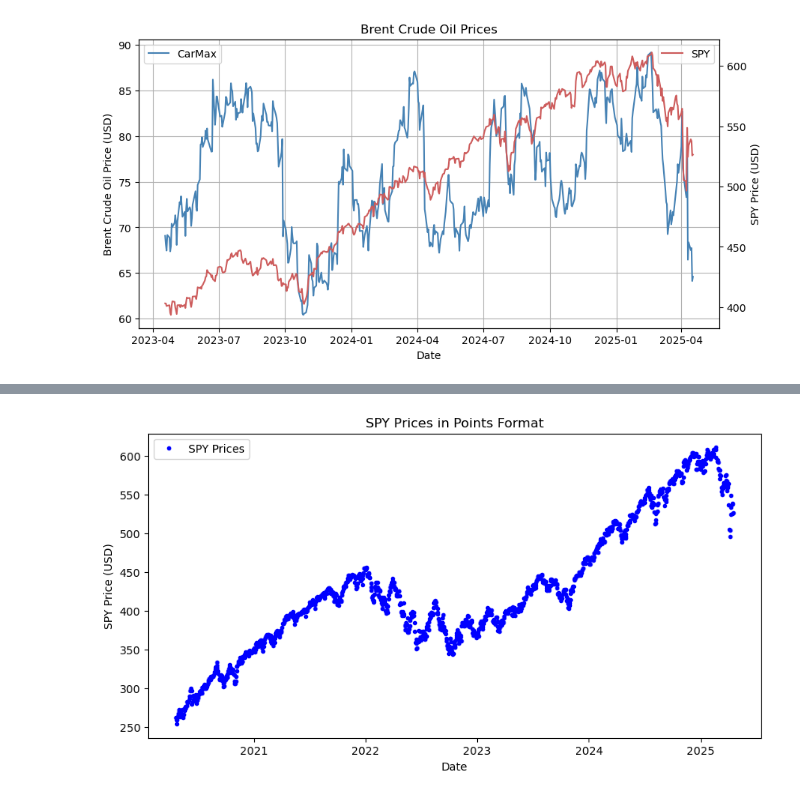
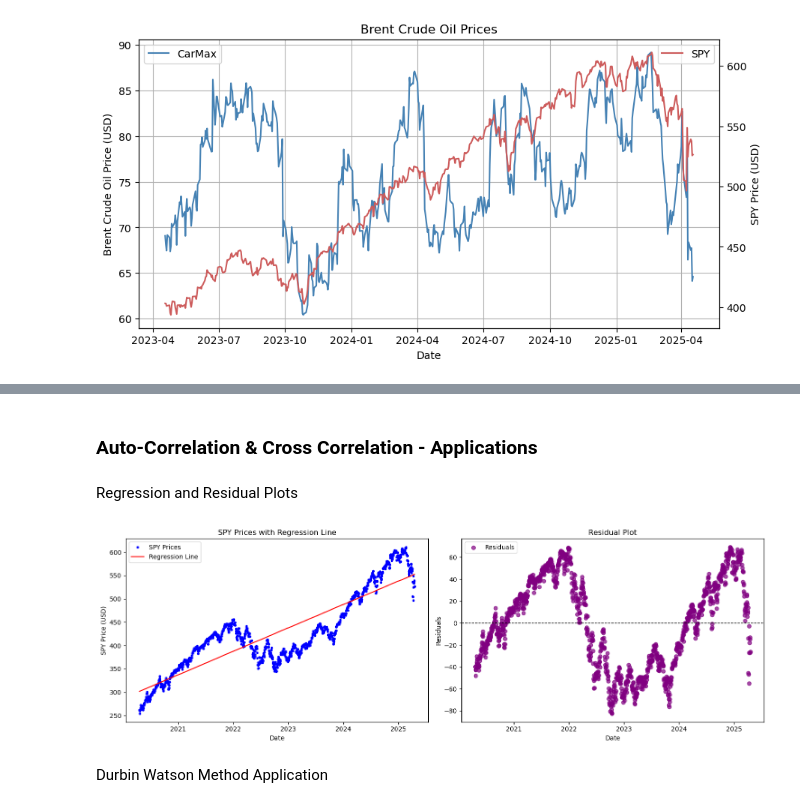
Before and after one commit to anderson120912091209/commodities-time-series-analysis, a Jupyter notebook: Quantitative Methods Time Series.ipynb, the cells around one changed output, grey strips where cells are left out. Cells and saved outputs as stored; diff of their text form; code cells hidden in the pictures.

```diff
--- a/Quantitative Methods Time Series.ipynb
+++ b/Quantitative Methods Time Series.ipynb
@@ -55,13 +55,45 @@ Autocorrelation means when the errors we observe from our regression is not exac
+# %% [markdown]
+### Auto-Correlation & Cross Correlation - Applications
+# %% [markdown]
+Regression and Residual Plots
 # %%
-fig, ax = plt.subplots(figsize=(10, 5))  # Create a new figure and axes
+from sklearn.linear_model import LinearRegression
 
-ax.set_title("SPY Prices in Points Format")
-ax.set_xlabel("Date")
-ax.set_ylabel("SPY Price (USD)")
+# Prepare data for regression
+spy_data = spy.history(period="5y")["Close"]
+dates = np.arange(len(spy_data)).reshape(-1, 1)  # Convert dates to numerical indices
+prices = spy_data.values.reshape(-1, 1)
 
-ax.plot(spy.history(period="5y")["Close"], marker='.', linestyle='', label="SPY Prices", color='blue')
+# Perform linear regression
+model = LinearRegression()
+model.fit(dates, prices)
+predicted_prices = model.predict(dates)
 
-ax.legend()
+# Calculate residuals
+residuals = prices - predicted_prices
+
+# Create subplots for regression and residual plots
+fig, (ax1, ax2) = plt.subplots(1, 2, figsize=(15, 5))
+
+# Plot regression line
+ax1.set_title("SPY Prices with Regression Line")
+ax1.set_xlabel("Date")
+ax1.set_ylabel("SPY Price (USD)")
+ax1.plot(spy_data.index, prices, marker='.', linestyle='', label="SPY Prices", color='blue')
+ax1.plot(spy_data.index, predicted_prices, label="Regression Line", color='red')
+ax1.legend()
+
+# Plot residuals
+ax2.set_title("Residual Plot")
+ax2.set_xlabel("Date")
+ax2.set_ylabel("Residuals")
+ax2.axhline(0, color='black', linestyle='--', linewidth=1)  # Add y=0 line
+ax2.scatter(spy_data.index, residuals, color='purple', label="Residuals", alpha=0.7)
+ax2.legend()
+
+plt.tight_layout()
 plt.show()
 # %% [output]
-[figure, old version]
+[figure, new version]
+# %% [markdown]
+Durbin Watson Method Application
```
Also changed, not shown: parts of 4 cells of this notebook.
